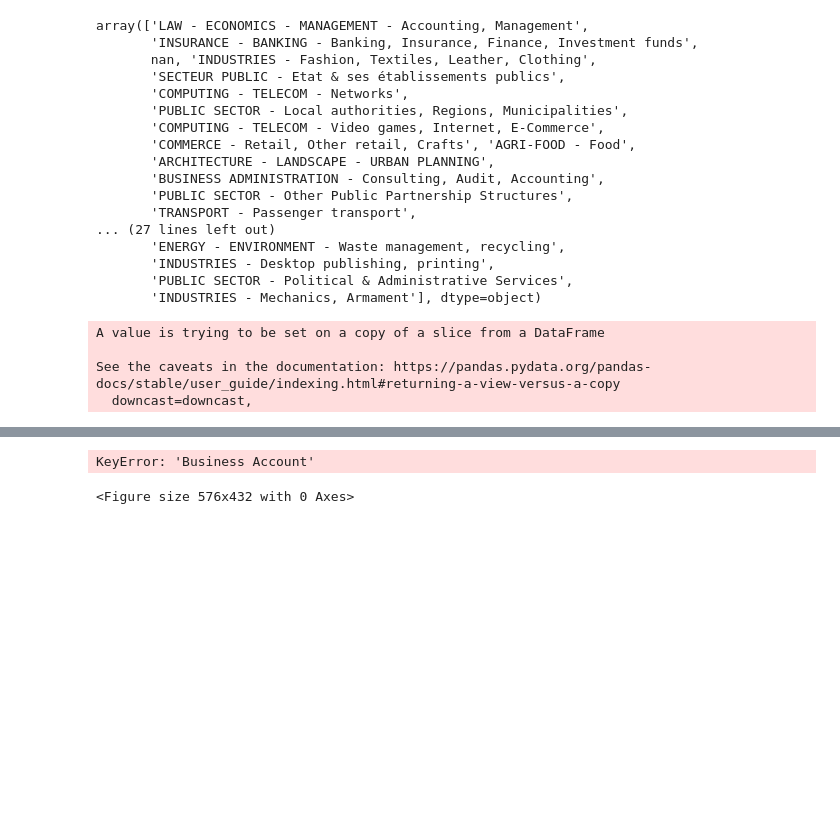
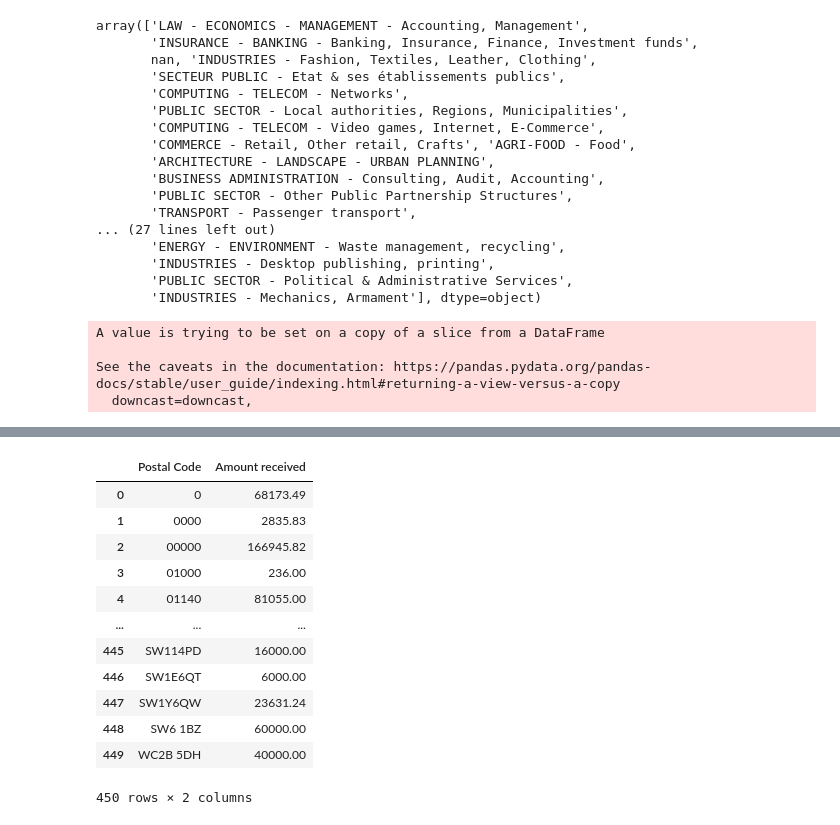
Before and after one commit to dfgparis23/Team-3, a Jupyter notebook: DataCollector.ipynb, the cells around one changed output, grey strips where cells are left out. Cells and saved outputs as stored; diff of their text form; code cells hidden in the pictures; blank space fills up the shorter version.

```diff
--- a/DataCollector.ipynb
+++ b/DataCollector.ipynb
@@ -261,5 +263,23 @@ won_opportunities
 5777 rows × 8 columns
 # %%
-cities_donations = won_opportunities[["Difference", "Postal Code"]]
-sectors_donations = won_opportunities[["Difference", "Activity sector"]]
-business_accounts = won_opportunities[["Difference", "Business Account"]]
+cities_donations = won_opportunities[["Amount received", "Postal Code"]]
+sectors_donations = won_opportunities[["Amount received", "Activity sector"]]
+business_accounts = won_opportunities[["Amount received", "Business Account"]]
+# %%
+sum_cities_amount = cities_donations.groupby("Postal Code")["Amount received"].sum().abs().reset_index()
+# %%
+sum_cities_amount
+# %% [output]
+|  | Postal Code | Amount received |
+| 0 | 0 | 68173.49 |
+| 1 | 0000 | 2835.83 |
+| 2 | 00000 | 166945.82 |
+| 3 | 01000 | 236.00 |
+| 4 | 01140 | 81055.00 |
+| ... | ... | ... |
+| 445 | SW114PD | 16000.00 |
+| 446 | SW1E6QT | 6000.00 |
+| 447 | SW1Y6QW | 23631.24 |
+| 448 | SW6 1BZ | 60000.00 |
+| 449 | WC2B 5DH | 40000.00 |
+450 rows × 2 columns
@@ -277,13 +301,10 @@ def plot_difference(data_frame, title):
     plt.show()
 # %%
 # Plot for cities_donations
-plot_difference(cities_donations, "cities_donations")
+plot_difference(sum_cities_difference, "cities_donations", "Postal Code")
 
 # Plot for sectors_donations
-plot_difference(sectors_donations, "sectors_donations")
+plot_difference(sum_sectors_difference, "sectors_donations", "Activity sector")
 
 # Plot for business_accounts
-plot_difference(business_accounts, "business_accounts")
+plot_difference(sum_ba_difference, "business_accounts", "Business Account")
-# %% [output]
-KeyError: 'Business Account'
-<Figure size 576x432 with 0 Axes>
```
Also changed, not shown: parts of 11 cells of this notebook.
